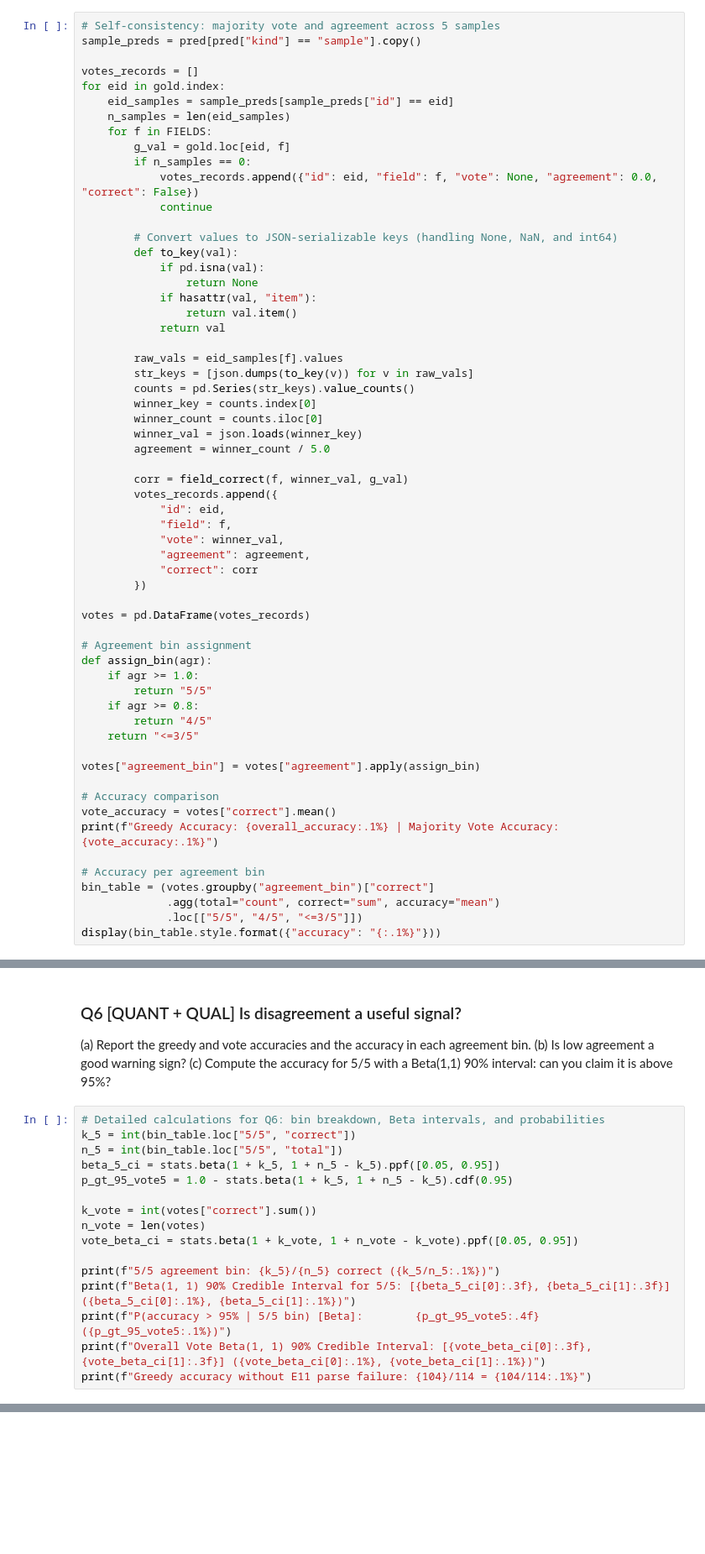
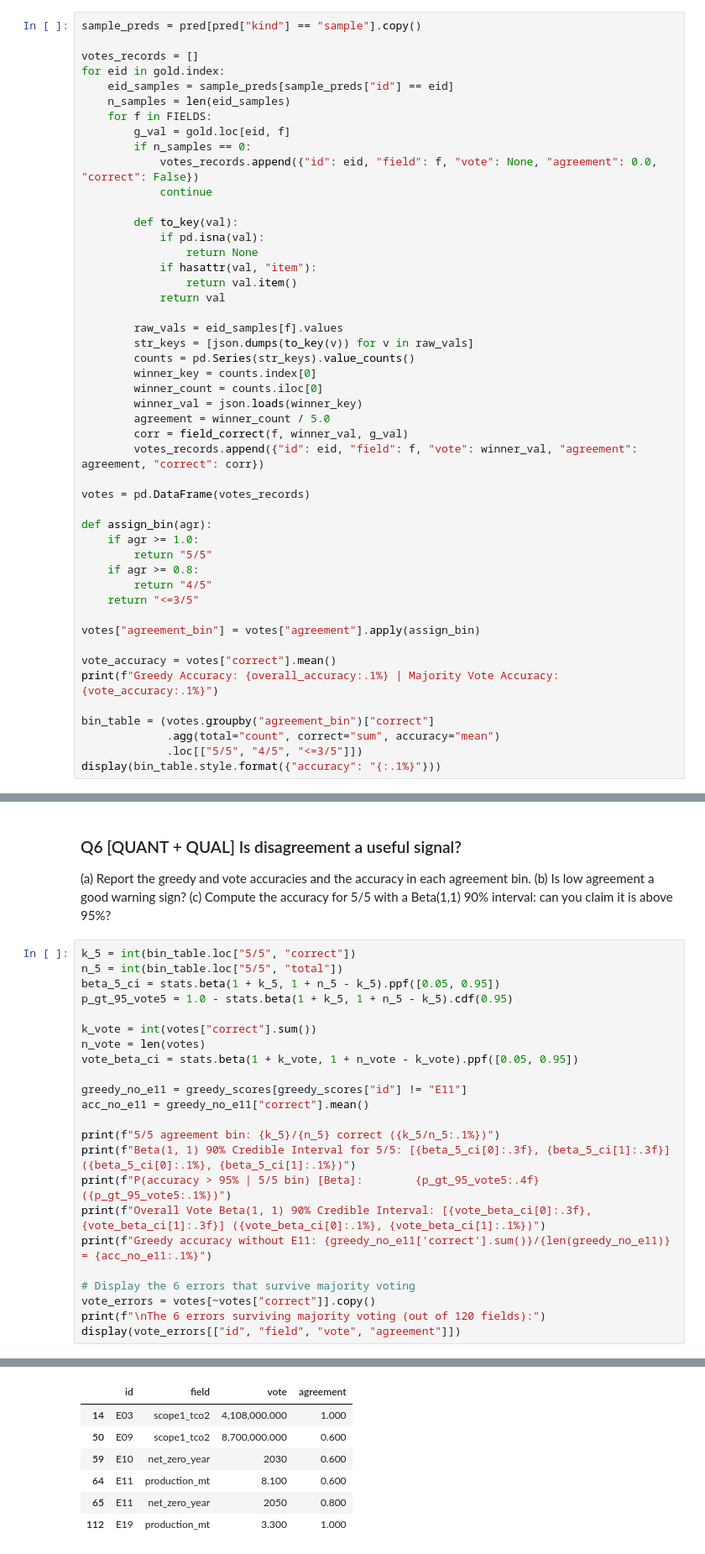
Before and after one commit to Polluxgnr/Lab_4, a Jupyter notebook: lab4.ipynb, the cells around one changed output, grey strips where cells are left out. Shown at 84% size. Drawn from its saved outputs; the diff is of its cells as text; blank space fills up the shorter version.

```diff
--- a/lab4.ipynb
+++ b/lab4.ipynb
@@ -728,7 +565,6 @@ At temperature 0.7 the model **samples** its answer, so asking the same question
 
 > **Hint.** To count values that may be `None`, `NaN` or numbers, turn each into a string key first: `json.dumps(None if pd.isna(v) else v)`.
 # %%
-# Self-consistency: majority vote and agreement across 5 samples
 sample_preds = pred[pred["kind"] == "sample"].copy()
 
 votes_records = []
@@ -741,7 +577,6 @@ for eid in gold.index:
             votes_records.append({"id": eid, "field": f, "vote": None, "agreement": 0.0, "correct": False})
             continue
 
-        # Convert values to JSON-serializable keys (handling None, NaN, and int64)
         def to_key(val):
             if pd.isna(val):
                 return None
@@ -756,19 +591,11 @@ for eid in gold.index:
         winner_count = counts.iloc[0]
         winner_val = json.loads(winner_key)
         agreement = winner_count / 5.0
-
         corr = field_correct(f, winner_val, g_val)
-        votes_records.append({
-            "id": eid,
-            "field": f,
-            "vote": winner_val,
-            "agreement": agreement,
-            "correct": corr
-        })
+        votes_records.append({"id": eid, "field": f, "vote": winner_val, "agreement": agreement, "correct": corr})
 
 votes = pd.DataFrame(votes_records)
 
-# Agreement bin assignment
 def assign_bin(agr):
     if agr >= 1.0:
         return "5/5"
@@ -778,11 +605,9 @@ def assign_bin(agr):
 
 votes["agreement_bin"] = votes["agreement"].apply(assign_bin)
 
-# Accuracy comparison
 vote_accuracy = votes["correct"].mean()
 print(f"Greedy Accuracy: {overall_accuracy:.1%} | Majority Vote Accuracy: {vote_accuracy:.1%}")
 
-# Accuracy per agreement bin
 bin_table = (votes.groupby("agreement_bin")["correct"]
              .agg(total="count", correct="sum", accuracy="mean")
              .loc[["5/5", "4/5", "<=3/5"]])
@@ -799,7 +624,6 @@ Greedy Accuracy: 86.7% | Majority Vote Accuracy: 95.0%
 
 (a) Report the greedy and vote accuracies and the accuracy in each agreement bin. (b) Is low agreement a good warning sign? (c) Compute the accuracy for 5/5 with a Beta(1,1) 90% interval: can you claim it is above 95%?
 # %%
-# Detailed calculations for Q6: bin breakdown, Beta intervals, and probabilities
 k_5 = int(bin_table.loc["5/5", "correct"])
 n_5 = int(bin_table.loc["5/5", "total"])
 beta_5_ci = stats.beta(1 + k_5, 1 + n_5 - k_5).ppf([0.05, 0.95])
@@ -809,11 +633,19 @@ k_vote = int(votes["correct"].sum())
 n_vote = len(votes)
 vote_beta_ci = stats.beta(1 + k_vote, 1 + n_vote - k_vote).ppf([0.05, 0.95])
 
+greedy_no_e11 = greedy_scores[greedy_scores["id"] != "E11"]
+acc_no_e11 = greedy_no_e11["correct"].mean()
+
 print(f"5/5 agreement bin: {k_5}/{n_5} correct ({k_5/n_5:.1%})")
 print(f"Beta(1, 1) 90% Credible Interval for 5/5: [{beta_5_ci[0]:.3f}, {beta_5_ci[1]:.3f}] ({beta_5_ci[0]:.1%}, {beta_5_ci[1]:.1%})")
 print(f"P(accuracy > 95% | 5/5 bin) [Beta]:        {p_gt_95_vote5:.4f} ({p_gt_95_vote5:.1%})")
 print(f"Overall Vote Beta(1, 1) 90% Credible Interval: [{vote_beta_ci[0]:.3f}, {vote_beta_ci[1]:.3f}] ({vote_beta_ci[0]:.1%}, {vote_beta_ci[1]:.1%})")
-print(f"Greedy accuracy without E11 parse failure: {104}/114 = {104/114:.1%}")
+print(f"Greedy accuracy without E11: {greedy_no_e11['correct'].sum()}/{len(greedy_no_e11)} = {acc_no_e11:.1%}")
+
+# Display the 6 errors that survive majority voting
+vote_errors = votes[~votes["correct"]].copy()
+print(f"\nThe 6 errors surviving majority voting (out of 120 fields):")
+display(vote_errors[["id", "field", "vote", "agreement"]])
 # %% [output]
 5/5 agreement bin: 91/93 correct (97.8%)
 Beta(1, 1) 90% Credible Interval for 5/5: [0.935, 0.991] (93.5%, 99.1%)
@@ -823,3 +657,10 @@ Greedy accuracy without E11 parse failure: 104/114 = 91.2%
+|  | id | field | vote | agreement |
+| 14 | E03 | scope1_tco2 | 4,108,000.000 | 1.000 |
+| 50 | E09 | scope1_tco2 | 8,700,000.000 | 0.600 |
+| 59 | E10 | net_zero_year | 2030 | 0.600 |
+| 64 | E11 | production_mt | 8.100 | 0.600 |
+| 65 | E11 | net_zero_year | 2050 | 0.800 |
+| 112 | E19 | production_mt | 3.300 | 1.000 |
 # %% [markdown]
 **Your answer (Q6):**
 
```
Also changed, not shown: parts of 26 cells of this notebook.
